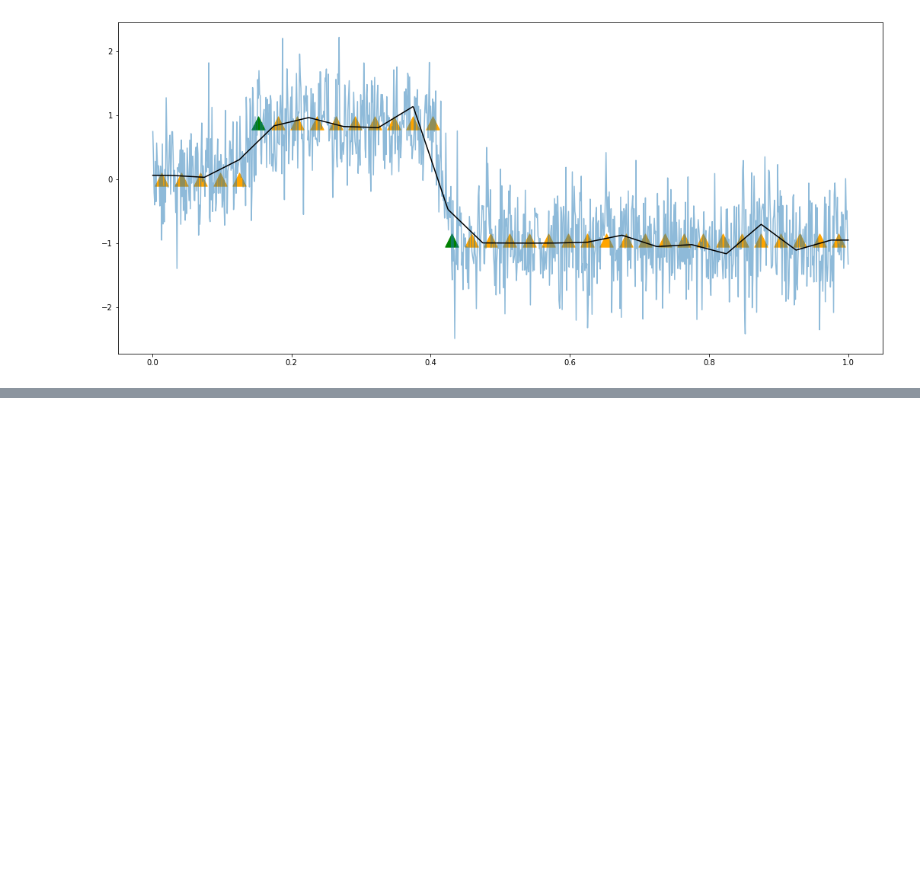
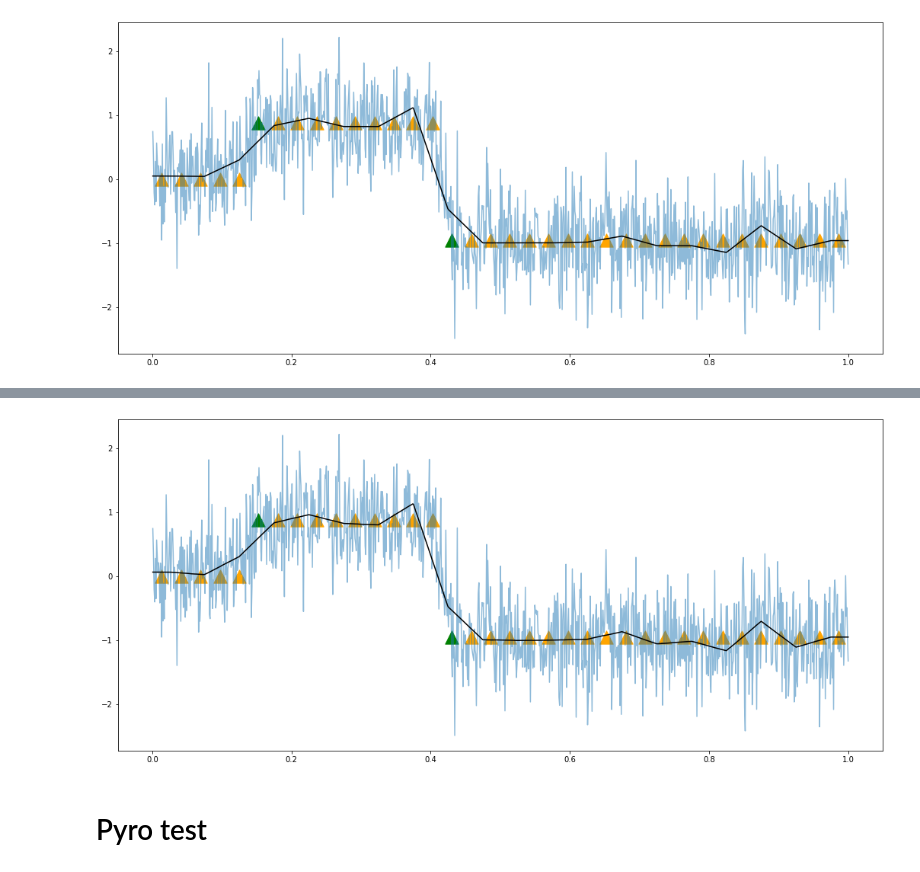
Before and after one commit to edwinnglabs/ts_playground, a Jupyter notebook: notebooks/Change Point.ipynb, the cells around one changed output, grey strips where cells are left out. Saved outputs shown, nothing was run; the diff lists cells and outputs as text; code cells hidden in the pictures; blank space fills up the shorter version.

Commit message:
numpyro

```diff
--- a/notebooks/Change Point.ipynb
+++ b/notebooks/Change Point.ipynb
@@ -155,0 +177,33 @@ ax.plot(tp, yhat, label='fitted', color='black');
+# %%
+def model():
+    with numpyro.plate("lev_plate", N_KNOTS):
+        lev_knot_drift = numpyro.sample("lev_drift", dist.Laplace(0, 3))
+    lev_knot = lev_knot_drift.cumsum(-1)
+    yhat = numpyro.deterministic('yhat', k @ lev_knot)
+
+    obs_scale = numpyro.sample("obs_scale", dist.HalfCauchy(sdy))
+
+    with numpyro.plate("data", T):
+         numpyro.sample("obs", dist.Normal(yhat, obs_scale), obs=y)
+# %%
+nuts_kernel = NUTS(model)
+
+mcmc = MCMC(nuts_kernel, num_samples=2000, num_warmup=2000)
+rng_key = random.PRNGKey(0)
+mcmc.run(rng_key)
+
+posterior_samples = mcmc.get_samples()
+# %%
+yhat = np.array(posterior_samples['yhat'])
+# %%
+yhat = np.median(yhat, axis=0)
+# %%
+fig, ax = plt.subplots(1, 1, figsize=(18, 8))
+ax.plot(tp, y, alpha=0.5)
+ax.scatter(knots_tp[is_jump>0], knots[is_jump>0], marker='^', s=300, color='green');
+ax.scatter(knots_tp[is_jump==0], knots[is_jump==0], marker='^', s=300, color='orange');
+ax.plot(tp, yhat, label='fitted', color='black');
+# %% [output]
+[figure, added]
+# %% [markdown]
+# Pyro test
```
Also changed, not shown: parts of 14 cells of this notebook.
